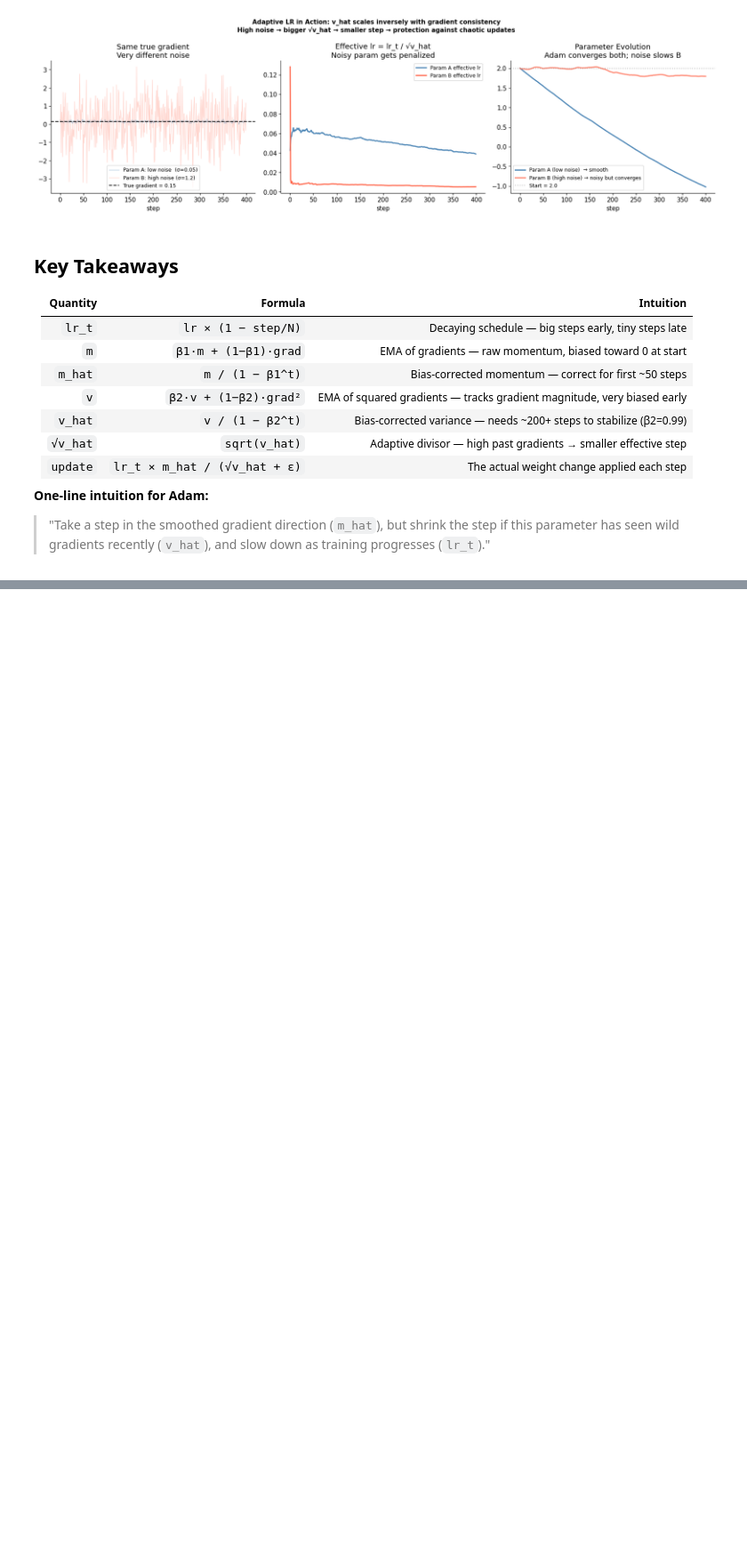
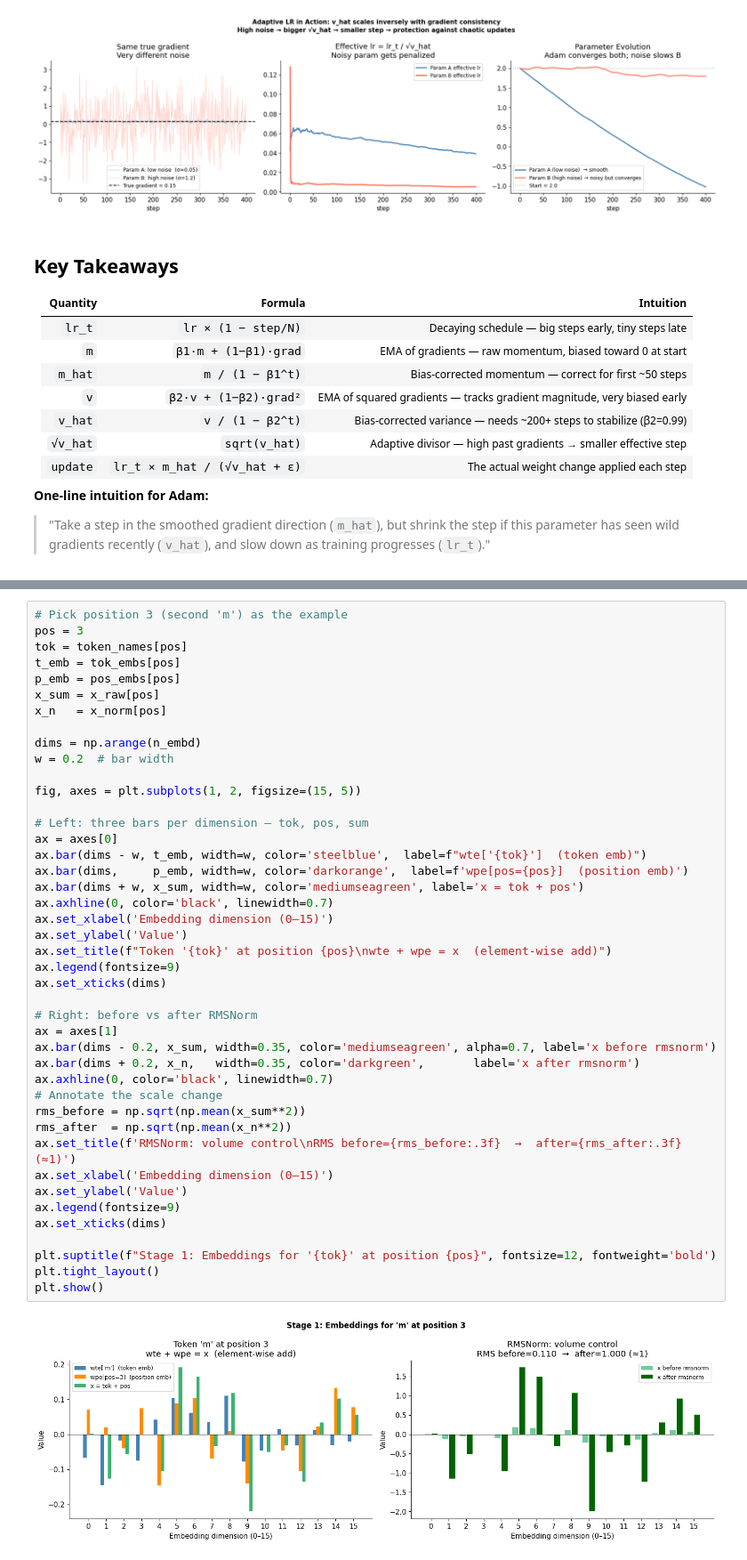
Before and after one commit to abhishek-marathe04/learning, a Jupyter notebook: ai_engineering/microgpt/microgpt.ipynb, the cells around one changed output, grey strips where cells are left out. Shown at 89% size. Cells and saved outputs as stored; diff of their text form; blank space fills up the shorter version.

Commit message:
Updated microgpt notebook with forward pass graphs

```diff
--- a/ai_engineering/microgpt/microgpt.ipynb
+++ b/ai_engineering/microgpt/microgpt.ipynb
@@ -601,0 +689,45 @@ plt.show()
+# %%
+# Pick position 3 (second 'm') as the example
+pos = 3
+tok = token_names[pos]
+t_emb = tok_embs[pos]
+p_emb = pos_embs[pos]
+x_sum = x_raw[pos]
+x_n   = x_norm[pos]
+
+dims = np.arange(n_embd)
+w = 0.2  # bar width
+
+fig, axes = plt.subplots(1, 2, figsize=(15, 5))
+
+# Left: three bars per dimension — tok, pos, sum
+ax = axes[0]
+ax.bar(dims - w, t_emb, width=w, color='steelblue',  label=f"wte['{tok}']  (token emb)")
+ax.bar(dims,     p_emb, width=w, color='darkorange',  label=f'wpe[pos={pos}]  (position emb)')
+ax.bar(dims + w, x_sum, width=w, color='mediumseagreen', label='x = tok + pos')
+ax.axhline(0, color='black', linewidth=0.7)
+ax.set_xlabel('Embedding dimension (0–15)')
+ax.set_ylabel('Value')
+ax.set_title(f"Token '{tok}' at position {pos}\nwte + wpe = x  (element-wise add)")
+ax.legend(fontsize=9)
+ax.set_xticks(dims)
+
+# Right: before vs after RMSNorm
+ax = axes[1]
+ax.bar(dims - 0.2, x_sum, width=0.35, color='mediumseagreen', alpha=0.7, label='x before rmsnorm')
+ax.bar(dims + 0.2, x_n,   width=0.35, color='darkgreen',       label='x after rmsnorm')
+ax.axhline(0, color='black', linewidth=0.7)
+# Annotate the scale change
+rms_before = np.sqrt(np.mean(x_sum**2))
+rms_after  = np.sqrt(np.mean(x_n**2))
+ax.set_title(f'RMSNorm: volume control\nRMS before={rms_before:.3f}  →  after={rms_after:.3f} (≈1)')
+ax.set_xlabel('Embedding dimension (0–15)')
+ax.set_ylabel('Value')
+ax.legend(fontsize=9)
+ax.set_xticks(dims)
+
+plt.suptitle(f"Stage 1: Embeddings for '{tok}' at position {pos}", fontsize=12, fontweight='bold')
+plt.tight_layout()
+plt.show()
+# %% [output]
+[figure, added]
```
Also changed, not shown: parts of 20 cells of this notebook.
